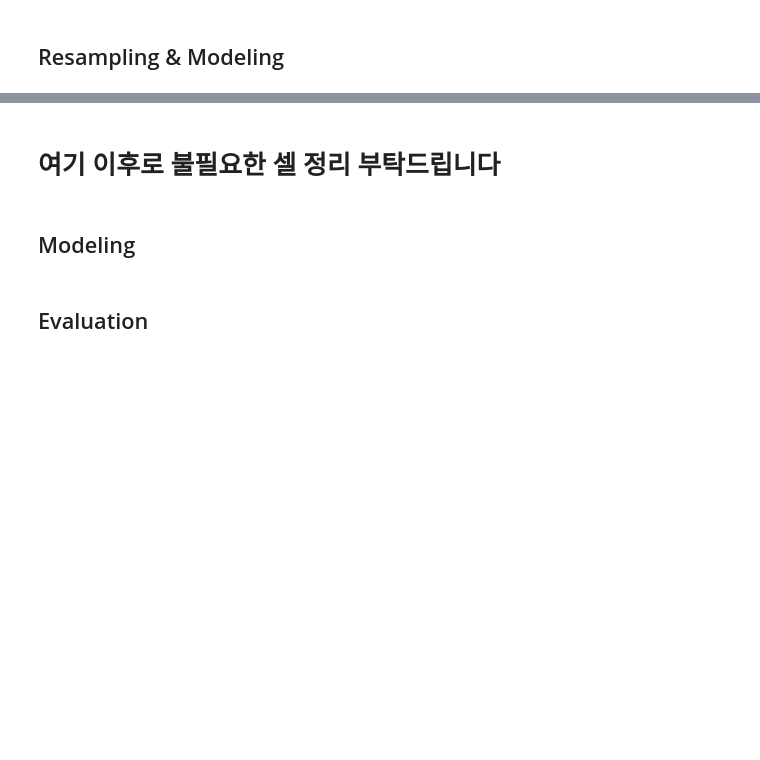
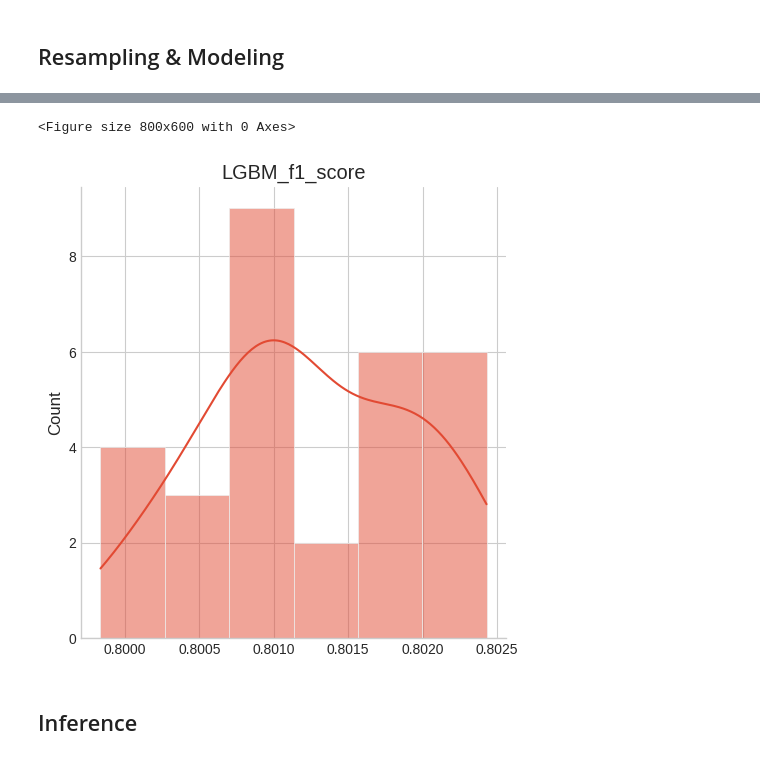
Before and after one commit to paragonyun/2022_bigcontest, a Jupyter notebook: main_test.ipynb, the cells around one changed output, grey strips where cells are left out. Drawn from its saved outputs; the diff is of its cells as text; code cells hidden in the pictures; blank space fills up the shorter version.

Commit message:
Finalize main

```diff
--- a/main_test.ipynb
+++ b/main_test.ipynb
@@ -145,6 +141,8 @@ print(mice_test_df.shape)
 ## Bank
 # %%
 bank_info = Bank_info(mice_train_df)
-final_train_df = bank_info.run()
+final_train_df, bank_info_df = bank_info.run()
+bank_info = Bank_info(mice_test_df)
+final_test_df, bank_info_df = bank_info.run()
 # %% [markdown]
 ## Resampling & Modeling
@@ -151,22 +171,32 @@ final_train_df = bank_info.run()
 # %%
 NUM_DOWN_SAMPLING = 30
+f1_list = []
 
 for sampling_idx in range(NUM_DOWN_SAMPLING):
 
     print(f'✅ Sampling #{sampling_idx}')
 
     # Resampling & split
-    downsampled_df = down_sampling(mice_train_df) # input을 mice_train_df 하면 될 것 같아요
-    train_X, train_Y, valid_X, valid_Y = split_train_valid(downsampled_df)
+    downsampled_df = down_sampling(final_train_df) # input을 mice_train_df 하면 될 것 같아요
+    train_X, valid_X, train_Y, valid_Y = split_train_valid(downsampled_df)
 
-    # TODO: Modeling
-    from src.models.rf_model import RF
-    random_state = 42
-    rf = RF(train_X, train_Y, valid_X, valid_Y, random_state)
-    best_model = rf.grid_search()
-    # TODO : Model results storing (e.g. wandb, Dataframe...?)
-    # TODO : Voting (soft or hard voting)
+    # Modeling with train set
+    random_state = None
+    model = LGBM(train_X, train_Y,valid_X, valid_Y, random_state)
+    trained_model = model.model_train()
 
-    # del train_X, train_Y, valid_X, valid_Y # Free memory for long iterations
-    # break
+    # f1 score
+    f1_score = model.val_score(trained_model)
+    f1_list.append(f1_score)
+
+    #model.confusion_matrix(trained_model)
+
+    # permutation_importance
+    #model.permutation_importance(trained_model)
+
+    # feature_importance
+    #model.feature_importance(trained_model)
+
+    # shap
+    #model.shap(trained_model)
 # %% [output]
@@ -176,4 +220,10 @@ Train과 Valid로 나누는 중...
-# %% [markdown]
-# 여기 이후로 불필요한 셀 정리 부탁드립니다
+# %%
+plt.figure(figsize=(8,6))
+sns.displot(f1_list,kde=True)
+plt.title('LGBM_f1_score')
+plt.show()
+# %% [output]
+<Figure size 800x600 with 0 Axes>
+[figure, added]
 # %% [markdown]
-## Modeling
+## Inference
@@ -203,2 +229,0 @@ from src.models.catboost import CB
-# %% [markdown]
-## Evaluation
```
Also changed, not shown: parts of 25 cells of this notebook, 1 other file.
